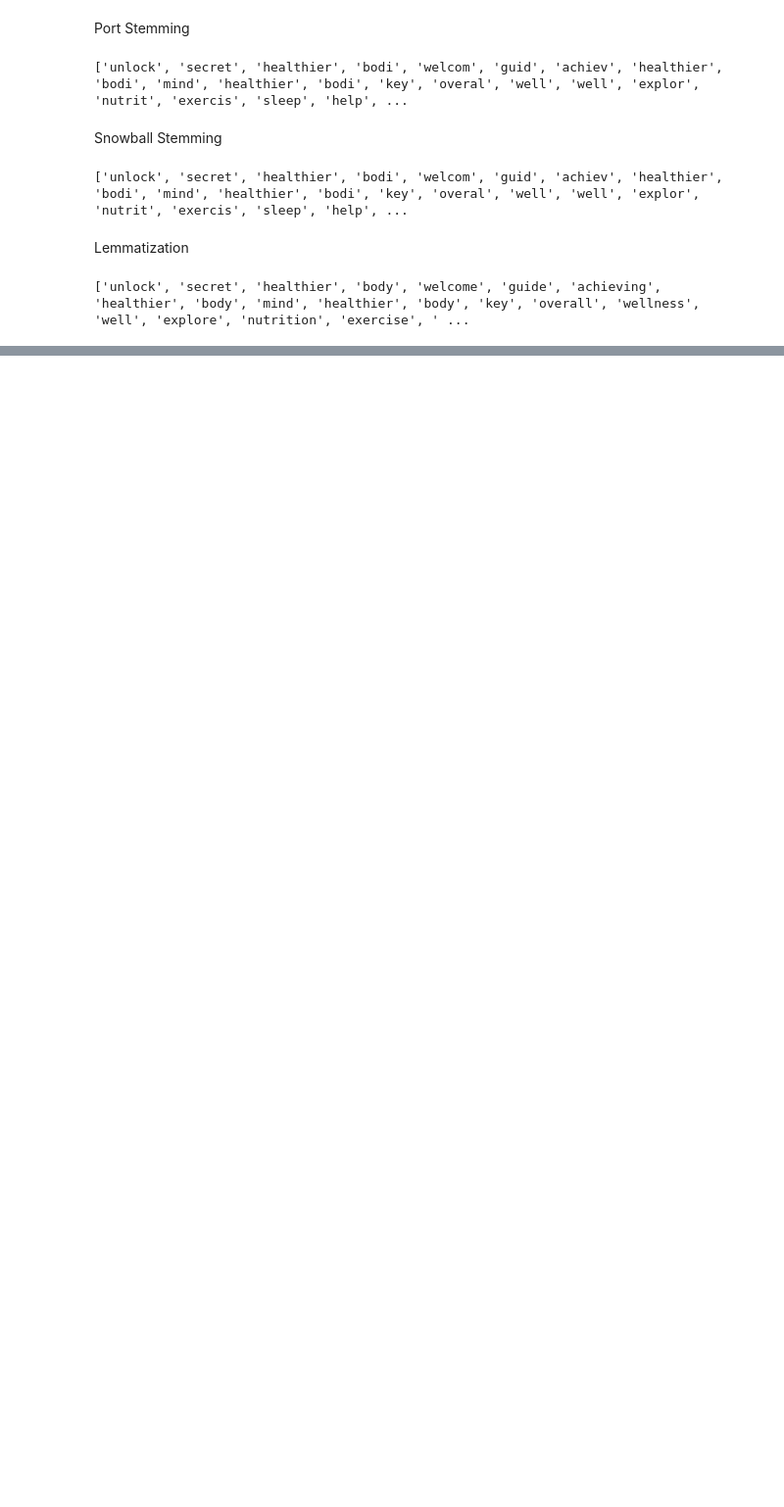
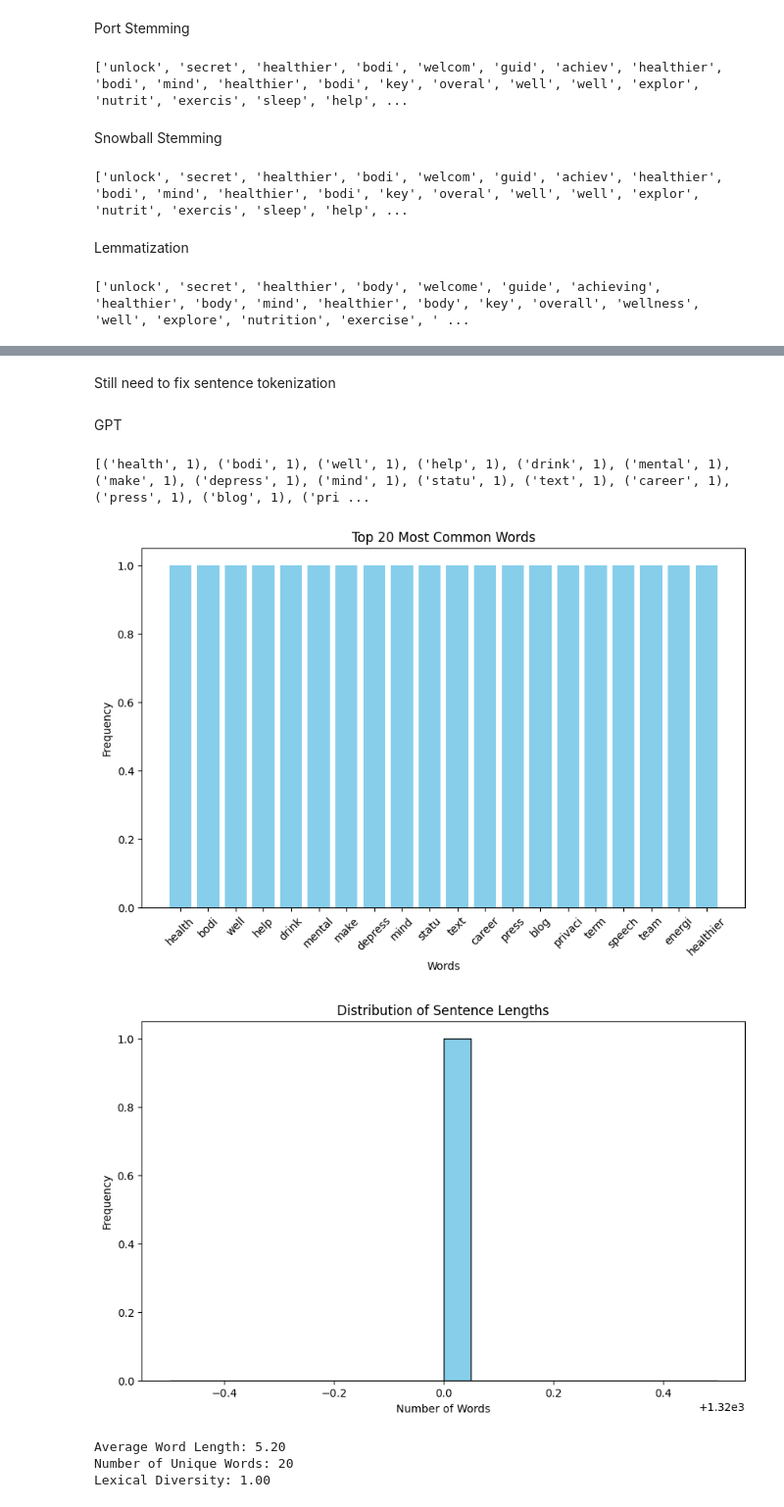
Before and after one commit to saksham-ai26/AI3703-NLP, a Jupyter notebook: Assignment1/extract.ipynb, the cells around one changed output, grey strips where cells are left out. Shown: that part at 98% size. Drawn from its saved outputs; the diff is of its cells as text; code cells hidden in the pictures; blank space fills up the shorter version.

```diff
--- a/Assignment1/extract.ipynb
+++ b/Assignment1/extract.ipynb
@@ -248,0 +367,47 @@ print(lemmatized_tokens)
+# %% [markdown]
+Still need to fix sentence tokenization
+# %% [markdown]
+GPT
+# %%
+from nltk.probability import FreqDist
+word_freq = FreqDist(words)
+
+
+most_common_words = word_freq.most_common(20)
+
+print(most_common_words)
+
+plt.figure(figsize=(10, 6))
+words, counts = zip(*most_common_words)
+plt.bar(words, counts, color='skyblue')
+plt.title('Top 20 Most Common Words')
+plt.xlabel('Words')
+plt.ylabel('Frequency')
+plt.xticks(rotation=45)
+plt.show()
+
+
+sentence_lengths = [len(nltk.word_tokenize(sentence)) for sentence in sentences]
+plt.figure(figsize=(10, 6))
+plt.hist(sentence_lengths, bins=20, color='skyblue', edgecolor='black')
+plt.title('Distribution of Sentence Lengths')
+plt.xlabel('Number of Words')
+plt.ylabel('Frequency')
+plt.show()
+
+
+average_word_length = sum(len(word) for word in words) / len(words)
+unique_words = len(set(words))
+lexical_diversity = unique_words / len(words)
+
+
+print(f"Average Word Length: {average_word_length:.2f}")
+print(f"Number of Unique Words: {unique_words}")
+print(f"Lexical Diversity: {lexical_diversity:.2f}")
+# %% [output]
+[('health', 1), ('bodi', 1), ('well', 1), ('help', 1), ('drink', 1), ('mental', 1), ('make', 1), ('depress', 1), ('mind', 1), ('statu', 1), ('text', 1), ('career', 1), ('press', 1), ('blog', 1), ('pri ...
+[figure, added]
+[figure, added]
+Average Word Length: 5.20
+Number of Unique Words: 20
+Lexical Diversity: 1.00
```
Also changed, not shown: parts of 13 cells of this notebook.
